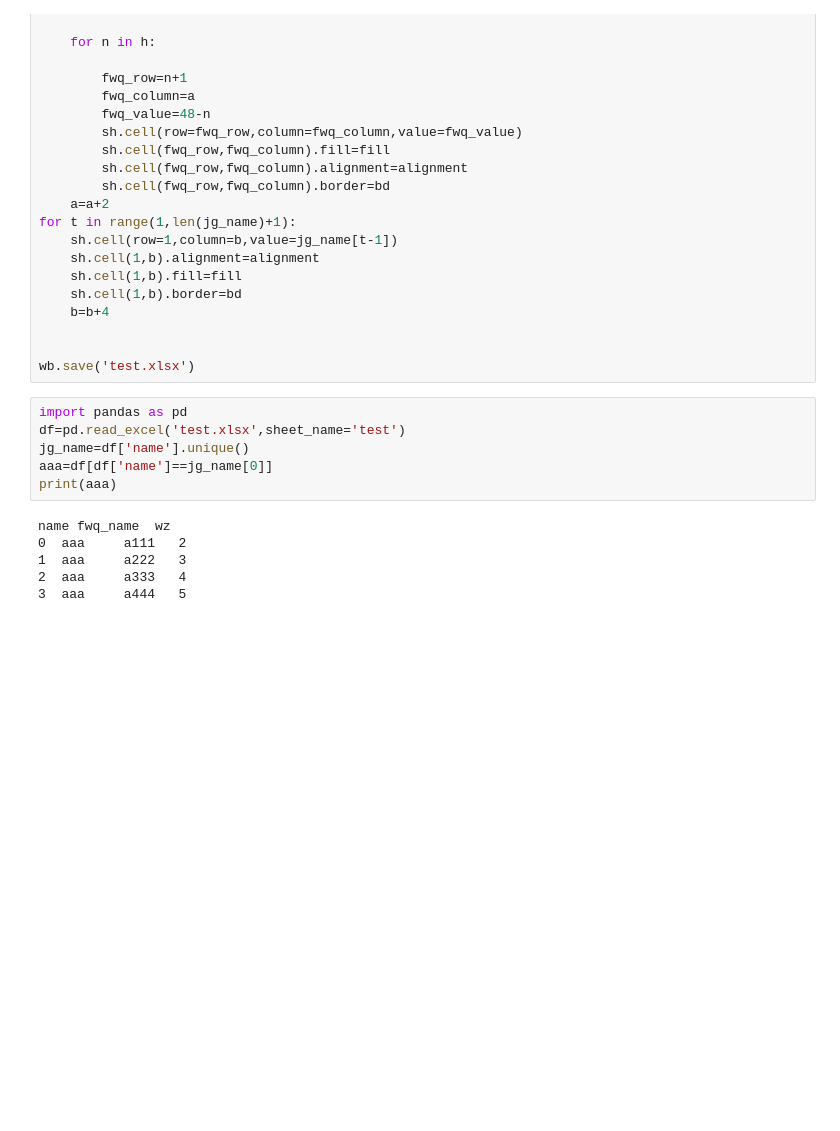
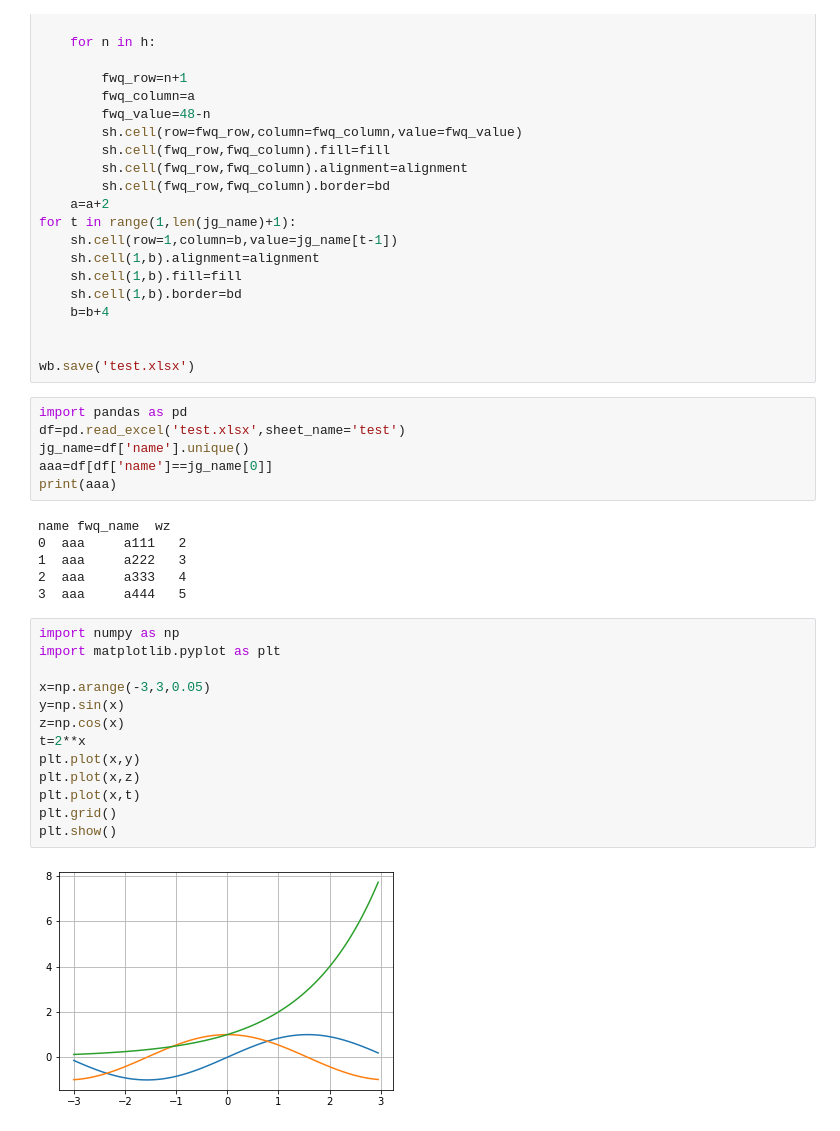
Before and after one commit to boczjs/myobject, a Jupyter notebook: excel_test.ipynb, the cells around one changed output. Drawn from its saved outputs; the diff is of its cells as text; blank space fills up the shorter version.

```diff
--- a/excel_test.ipynb
+++ b/excel_test.ipynb
@@ -94,3 +94,18 @@ name fwq_name  wz
 1  aaa     a222   3
 2  aaa     a333   4
 3  aaa     a444   5
+# %%
+import numpy as np
+import matplotlib.pyplot as plt
+
+x=np.arange(-3,3,0.05)
+y=np.sin(x)
+z=np.cos(x)
+t=2**x
+plt.plot(x,y)
+plt.plot(x,z)
+plt.plot(x,t)
+plt.grid()
+plt.show()
+# %% [output]
+[figure, added]
```
Also changed, not shown: parts of 3 cells of this notebook, 3 other files.
